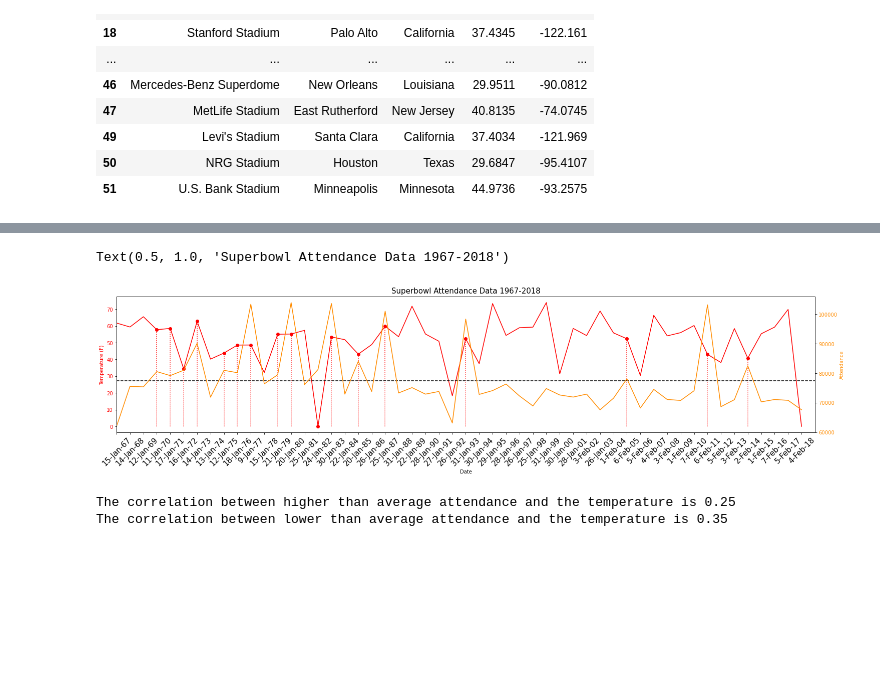
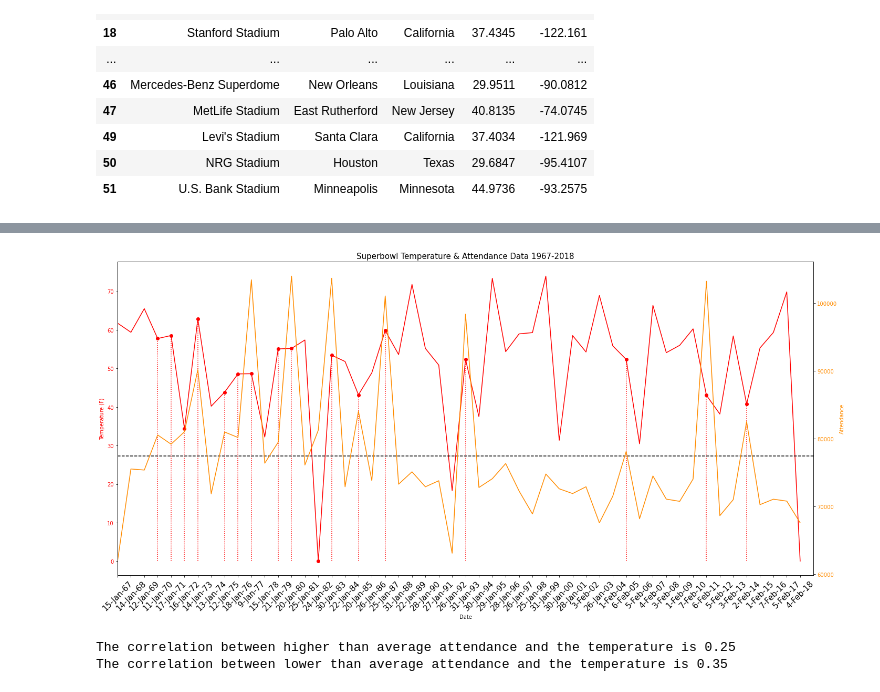
Before and after one commit to CodingComrades/Data, a Jupyter notebook: SB_weather/SB weather analysis.ipynb, the cells around one changed output, grey strips where cells are left out. Cells and saved outputs as stored; diff of their text form; code cells hidden in the pictures; blank space fills up the shorter version.

```diff
--- a/SB_weather/SB weather analysis.ipynb
+++ b/SB_weather/SB weather analysis.ipynb
@@ -266,37 +278,38 @@ attendance = SB_df["Attendance"]
 avg_att = np.mean(attendance)
 # a_quartiles = attendance.quantile([.25,.5,.75])
 # a_lowerq = a_quartiles[0.25]
 # a_upperq = a_quartiles[0.75]
 # a_iqr = a_upperq-a_lowerq
 # # lower an upper bounds to determine outliers
 # a_lower_bound = a_lowerq - (1.5*d_iqr)
 # a_upper_bound = a_upperq + (1.5*d_iqr)
 
 # Find temperatures that yield higher than average attendance
 high_att = SB_df.loc[SB_df["Attendance"] > avg_att]
 good_weather = high_att[["Date", "Avg Temp (F)", "Dew Point (F)", "Attendance"]]
 
 # Plot attendance and temperature
-fig, temp = plt.subplots(1,1,figsize=(25,5))
+fig, temp = plt.subplots(1,1,figsize=(20,10))
 temp.set_xlabel("Date")
 temp.set_ylabel('Temperature (F)', color='red')
 temp.plot(x_values, SB_df["Avg Temp (F)"], color="red", label="Temperature")
 temp.tick_params(axis='y', labelcolor="red")
 plt.stem(good_weather["Date"], good_weather["Avg Temp (F)"], markerfmt=("o", "red"), linefmt=(":", "red"), basefmt=" ", use_line_collection = True)
 
 att = temp.twinx()  # instantiate a second axes that shares the same x-axis
 att.set_ylabel('Attendance', color="darkorange")  # we already handled the x-label with ax1
 att.plot(x_values, SB_df["Attendance"], color = "darkorange", label = "Attendance")
 att.tick_params(axis='y', labelcolor="darkorange")
 # att.axhspan(a_upper_bound, max(attendance), facecolor='k', alpha=0.07)
 plt.hlines(avg_att, 0, len(x_values), Linestyles='dashed')
 
 temp.tick_params(axis='x', labelrotation=45, which='major', labelsize=15)
 plt.xlim(0, len(x_values))
-plt.title("Superbowl Attendance Data 1967-2018", fontsize=15)
+plt.title("Superbowl Temperature & Attendance Data 1967-2018", fontsize=15)
+plt.tight_layout()
+plt.savefig("Figures/tempAttPlot.png")
 # %% [output]
-Text(0.5, 1.0, 'Superbowl Attendance Data 1967-2018')
-[figure, old version]
+[figure, new version]
 # %%
 # Calculate correlation between higher than average attendance and the temperature
 goodtemp_corr = sts.pearsonr(good_weather["Avg Temp (F)"], good_weather["Attendance"])
```
Also changed, not shown: parts of 13 cells of this notebook, 11 other files.
